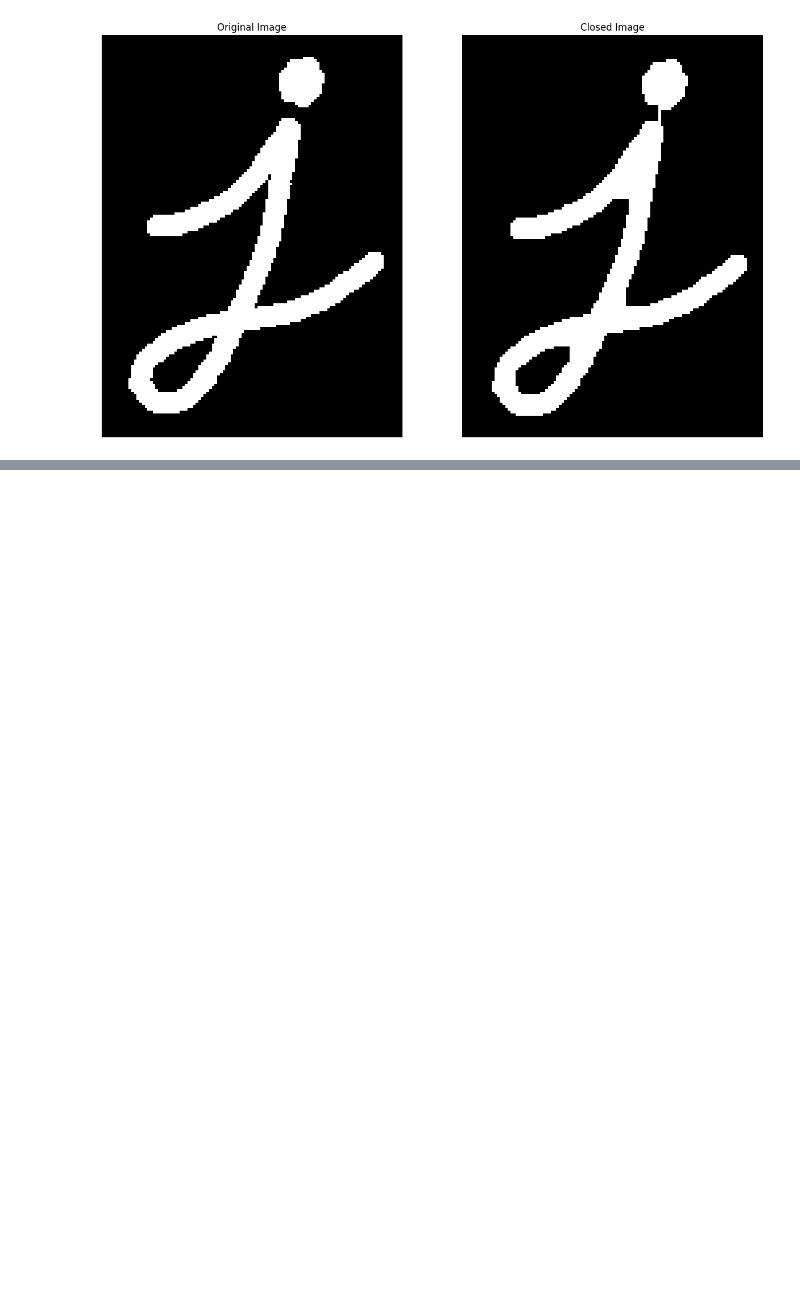
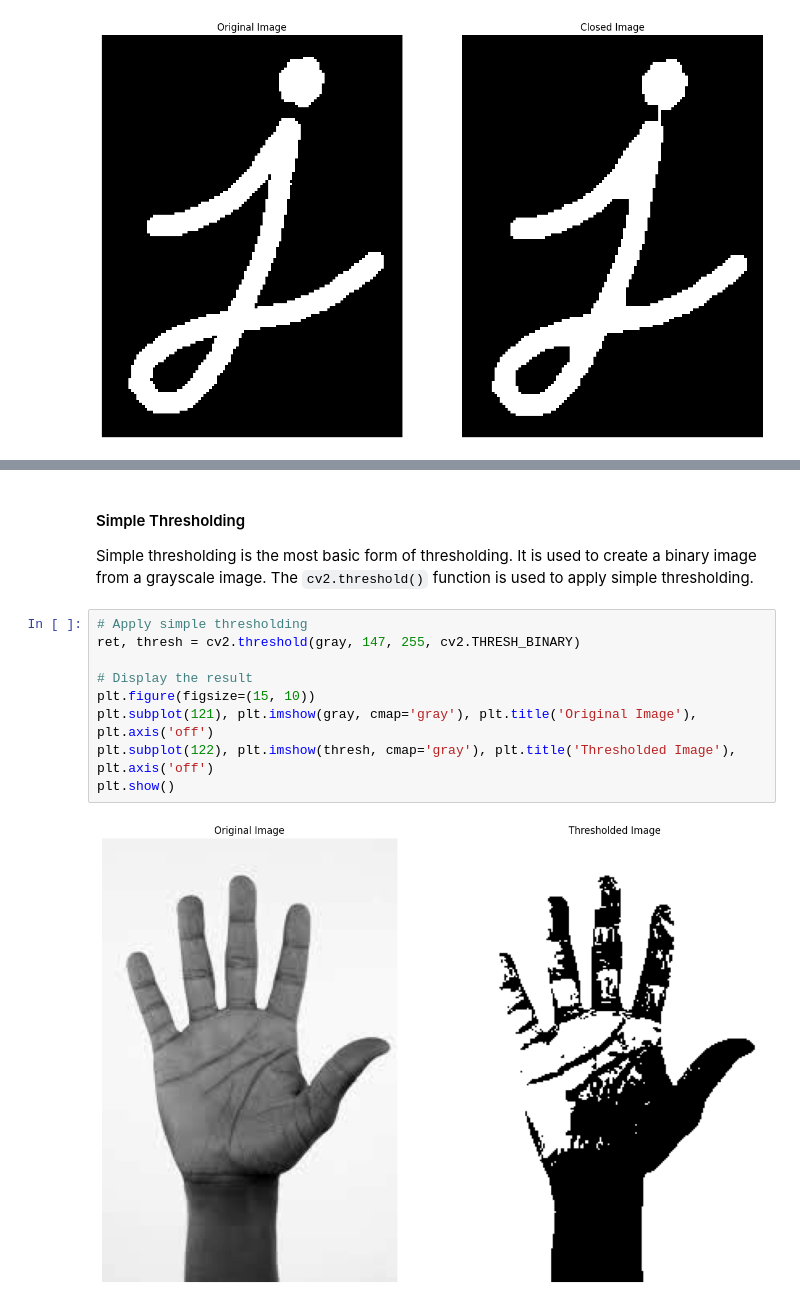
Before and after one commit to AIBauchi/AIBauchi-Computer-Vision-Bootcamp, a Jupyter notebook: Week2/day2/2.2.0-Advanced Image Processing.ipynb, the cells around one changed output, grey strips where cells are left out. Cells and saved outputs as stored; diff of their text form; blank space fills up the shorter version.

```diff
--- a/Week2/day2/2.2.0-Advanced Image Processing.ipynb
+++ b/Week2/day2/2.2.0-Advanced Image Processing.ipynb
@@ -113,0 +154,15 @@ Contours can be explained simply as a curve joining all the continuous points (a
+# %% [markdown]
+#### Simple Thresholding
+
+Simple thresholding is the most basic form of thresholding. It is used to create a binary image from a grayscale image. The `cv2.threshold()` function is used to apply simple thresholding.
+# %%
+# Apply simple thresholding
+ret, thresh = cv2.threshold(gray, 147, 255, cv2.THRESH_BINARY)
+
+# Display the result
+plt.figure(figsize=(15, 10))
+plt.subplot(121), plt.imshow(gray, cmap='gray'), plt.title('Original Image'), plt.axis('off')
+plt.subplot(122), plt.imshow(thresh, cmap='gray'), plt.title('Thresholded Image'), plt.axis('off')
+plt.show()
+# %% [output]
+[figure, added]
```
Also changed, not shown: parts of 8 cells of this notebook.
